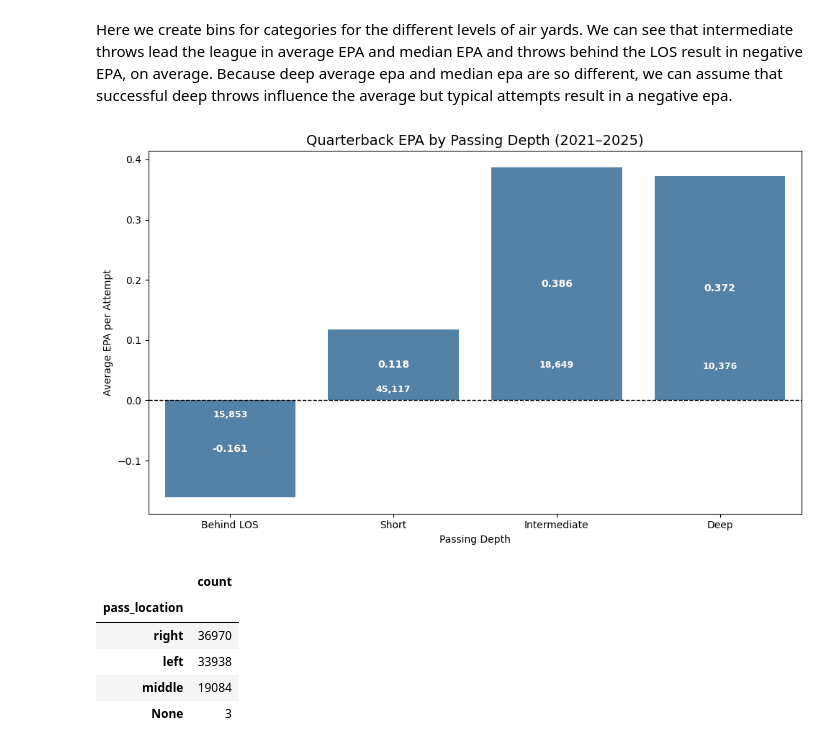
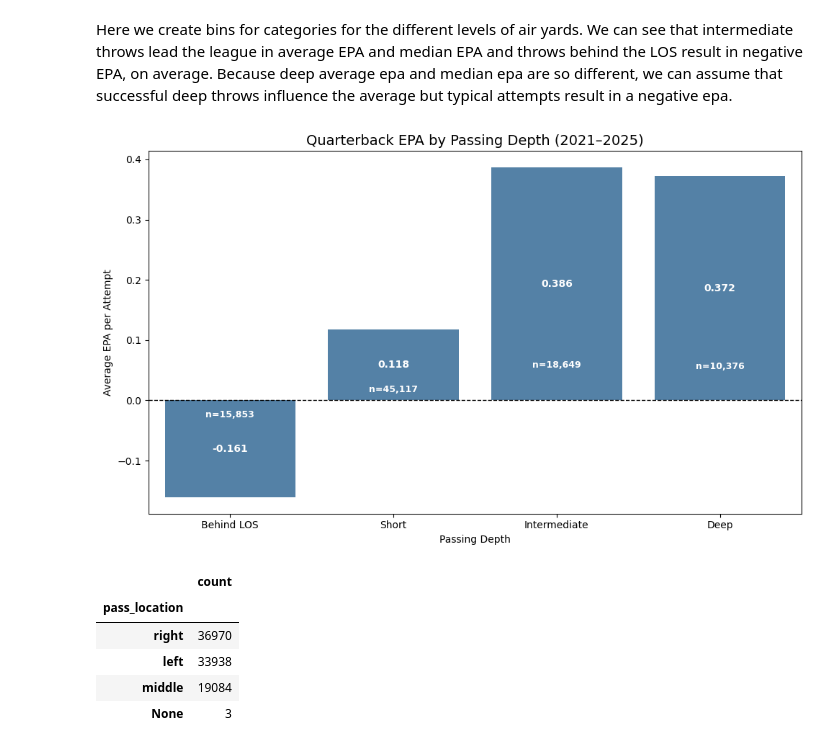
Before and after one commit to KyleRed16/QB-EPA-Analysis, a Jupyter notebook: Quarterback_EPA_Analysis.ipynb, the cells around one changed output. Drawn from its saved outputs; the diff is of its cells as text; code cells hidden in the pictures.

```diff
--- a/Quarterback_EPA_Analysis.ipynb
+++ b/Quarterback_EPA_Analysis.ipynb
@@ -1367,7 +1367,7 @@ plt.ylabel("Average EPA per Dropback")
 for i, row in enumerate(regulation_quarters.itertuples()):
     plt.text(
         i,
-        row.avg_epa + 0.002,
+        row.avg_epa - 0.008,
         f"{row.avg_epa:.3f}\n(n={row.dropbacks:,})",
         ha="center",
         fontsize=9
@@ -1429,7 +1429,7 @@ plt.ylabel("Average EPA per Dropback")
 for i, row in time_analysis.iterrows():
     plt.text(
         i,
-        row["avg_epa"] + 0.002,
+        row["avg_epa"] - 0.002,
         f'{row["avg_epa"]:.3f}\n(n={row["dropbacks"]:,})',
         ha="center",
         fontsize=9
@@ -1493,7 +1493,7 @@ plt.ylabel("Average EPA per Dropback")
 for i, row in formation_plot.reset_index(drop=True).iterrows():
     plt.text(
         i,
-        row["avg_epa"] + 0.003,
+        row["avg_epa"] - 0.02,
         f'{row["avg_epa"]:.3f}\n(n={row["dropbacks"]:,})',
         ha="center",
         fontsize=10
@@ -1558,7 +1558,7 @@ plt.ylabel("Average EPA per Dropback")
 for i, row in tempo_plot.reset_index(drop=True).iterrows():
     plt.text(
         i,
-        row["avg_epa"] + 0.003,
+        row["avg_epa"] - 0.02,
         f'{row["avg_epa"]:.3f}\n(n={row["dropbacks"]:,})',
         ha="center",
         fontsize=10
@@ -1700,35 +1700,35 @@ for i, row in air_yards_summary.iterrows():
     epa = row["avg_epa"]
 
     ax.text(
         i,
         epa / 2,
         f"{epa:.3f}",
         ha="center",
         va="center",
         fontsize=10,
         fontweight="bold",
         color="white"
     )
 
     ax.text(
         i,
         epa * 0.15,
-        f'{row["attempts"]:,}',
+        f'n={row["attempts"]:,}',
         ha="center",
         va="center",
         fontsize=9,
         fontweight="bold",
         color="white"
     )
 
 plt.title("Quarterback EPA by Passing Depth (2021–2025)", fontsize=14)
 plt.xlabel("Passing Depth")
 plt.ylabel("Average EPA per Attempt")
 
 plt.tight_layout()
 plt.show()
 # %% [output]
-[figure, old version]
+[figure, new version]
 # %%
 pass_attempts["pass_location"].value_counts(dropna=False)
 # %% [output]
```
Also changed, not shown: parts of 50 cells of this notebook.
